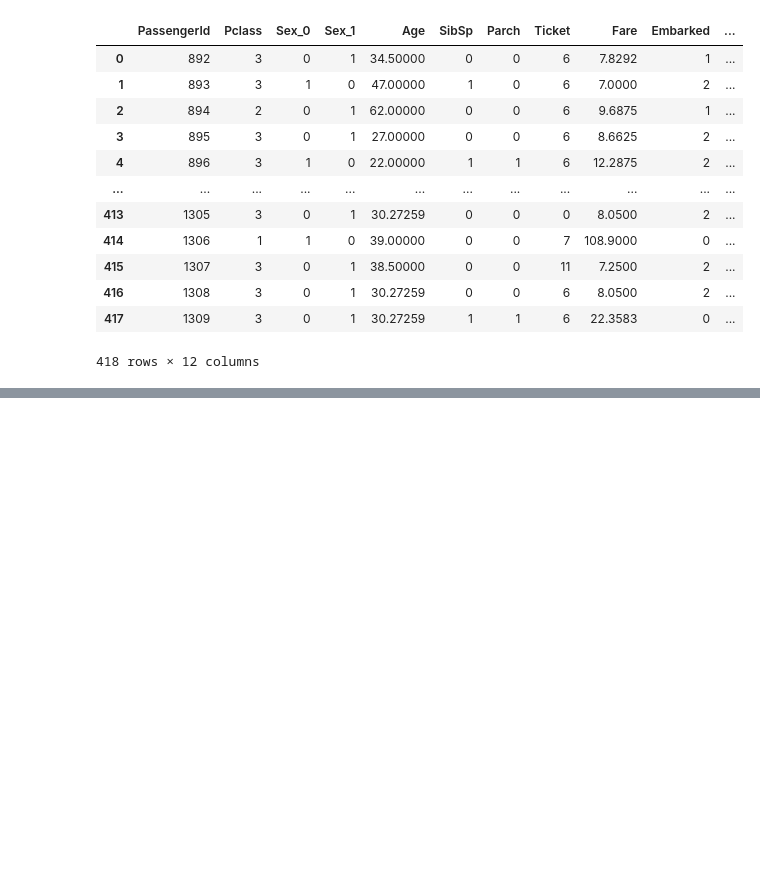
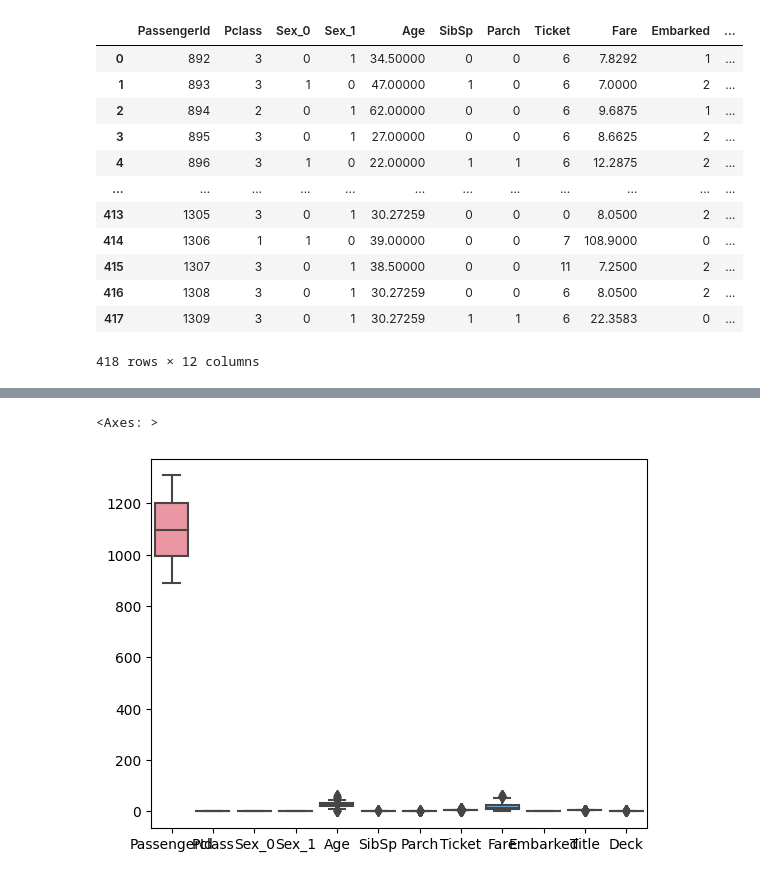
Before and after one commit to wrickguha/Kaggle_Notebooks, a Jupyter notebook: titanic-model.ipynb, the cells around one changed output, grey strips where cells are left out. Saved outputs shown, nothing was run; the diff lists cells and outputs as text; code cells hidden in the pictures; blank space fills up the shorter version.

```diff
--- a/titanic-model.ipynb
+++ b/titanic-model.ipynb
@@ -1218,0 +1228,15 @@ df_test
+# %%
+Q1 = df_test['Fare'].quantile(0.25)
+Q3 = df_test['Fare'].quantile(0.75)
+
+IQR = Q3 - Q1
+
+lower_bound = Q1 - 1.5 * IQR
+upper_bound = Q3 + 1.5 * IQR
+
+df_test= df_test[(df_test['Fare'] >= lower_bound) & (df_test['Fare'] <= upper_bound)]
+# %%
+sns.boxplot(df_test)
+# %% [output]
+<Axes: >
+[figure, added]
```
Also changed, not shown: parts of 16 cells of this notebook.
